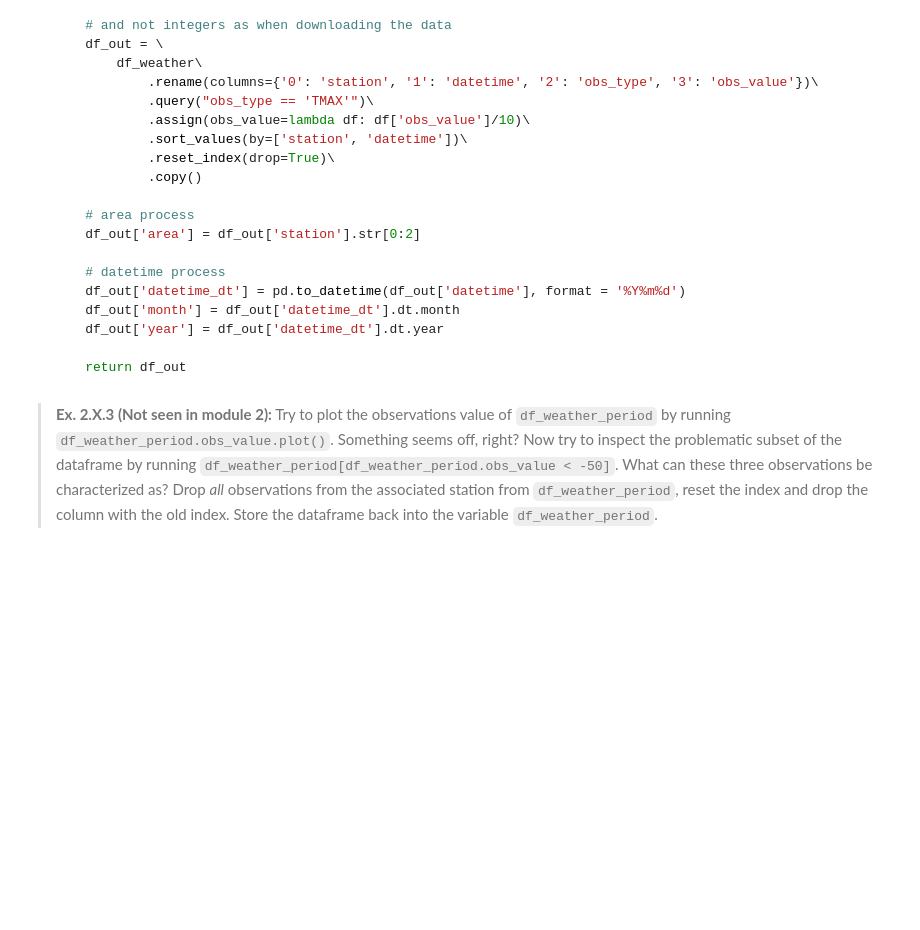
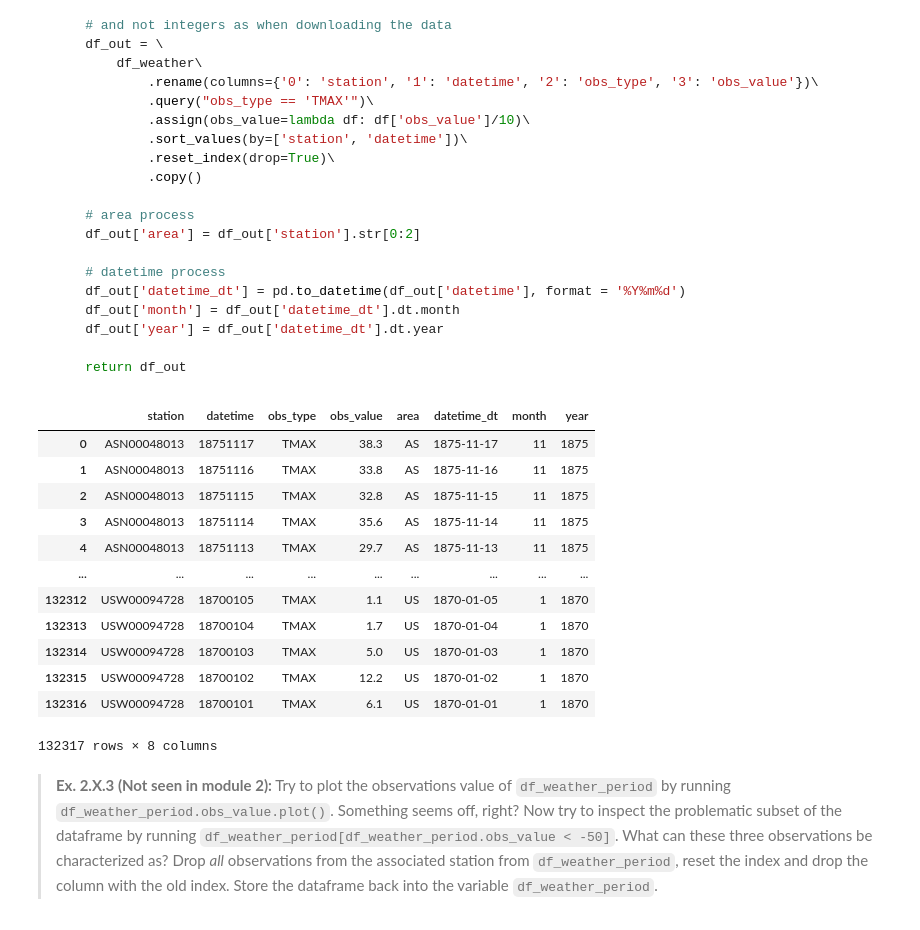
Before and after one commit to Gr-Elena/isds2023_group31, a Jupyter notebook: assignment_1_elena.ipynb, the cells around one changed output. Saved outputs shown, nothing was run; the diff lists cells and outputs as text; code cells hidden in the pictures; blank space fills up the shorter version.

```diff
--- a/assignment_1_elena.ipynb
+++ b/assignment_1_elena.ipynb
@@ -123,2 +102,63 @@ raise NotImplementedError()
+# %%
+import pandas as pd
+import numpy as np
+
+def process_weather(datafile):
+    """Function to structure and clean weather data.
+
+    Structuring includes renaming the
+    columns and selecting only observations of maximum temperature.
+    Cleaning includes inserting missing decimal, sorting and
+    resetting the index.
+
+    Args:
+        datafile: name of file with data to be used for calculations e.g. 'datafile.csv'
+
+    Returns:
+        (pd.DataFrame): processed weather data for given input year
+    """
+
+
+    # loads the data
+    df_weather = pd.read_csv(fp_data / datafile, header=0)
+
+    # structure and clean data using methods chaining
+    # note that the original columns now are strings when loading the csv file
+    # and not integers as when downloading the data
+    df_out = \
+        df_weather\
+            .rename(columns={'0': 'station', '1': 'datetime', '2': 'obs_type', '3': 'obs_value'})\
+            .query("obs_type == 'TMAX'")\
+            .assign(obs_value=lambda df: df['obs_value']/10)\
+            .sort_values(by=['station', 'datetime'], ascending=[True,False])\
+            .reset_index(drop=True)\
+            .copy()
+
+    # area process
+    df_out['area'] = df_out['station'].str[0:2]
+
+    # datetime process
+    df_out['datetime_dt'] = pd.to_datetime(df_out['datetime'], format = '%Y%m%d')
+    df_out['month'] = df_out['datetime_dt'].dt.month
+    df_out['year'] = df_out['datetime_dt'].dt.year
+
+    return df_out
+
+df_weather_period = process_weather('weather_data_1870-1875.csv')
+df_weather_period
+# %% [output]
+|  | station | datetime | obs_type | obs_value | area | datetime_dt | month | year |
+| 0 | ASN00048013 | 18751117 | TMAX | 38.3 | AS | 1875-11-17 | 11 | 1875 |
+| 1 | ASN00048013 | 18751116 | TMAX | 33.8 | AS | 1875-11-16 | 11 | 1875 |
+| 2 | ASN00048013 | 18751115 | TMAX | 32.8 | AS | 1875-11-15 | 11 | 1875 |
+| 3 | ASN00048013 | 18751114 | TMAX | 35.6 | AS | 1875-11-14 | 11 | 1875 |
+| 4 | ASN00048013 | 18751113 | TMAX | 29.7 | AS | 1875-11-13 | 11 | 1875 |
+| ... | ... | ... | ... | ... | ... | ... | ... | ... |
+| 132312 | USW00094728 | 18700105 | TMAX | 1.1 | US | 1870-01-05 | 1 | 1870 |
+| 132313 | USW00094728 | 18700104 | TMAX | 1.7 | US | 1870-01-04 | 1 | 1870 |
+| 132314 | USW00094728 | 18700103 | TMAX | 5.0 | US | 1870-01-03 | 1 | 1870 |
+| 132315 | USW00094728 | 18700102 | TMAX | 12.2 | US | 1870-01-02 | 1 | 1870 |
+| 132316 | USW00094728 | 18700101 | TMAX | 6.1 | US | 1870-01-01 | 1 | 1870 |
+132317 rows × 8 columns
 # %% [markdown]
 > **Ex. 2.X.3 (Not seen in module 2):** Try to plot the observations value of `df_weather_period` by running `df_weather_period.obs_value.plot()`. Something seems off, right? Now try to inspect the problematic subset of the dataframe by running `df_weather_period[df_weather_period.obs_value < -50]`. What can these three observations be characterized as? Drop _all_ observations from the associated station from `df_weather_period`, reset the index and drop the column with the old index. Store the dataframe back into the variable `df_weather_period`.
```
Also changed, not shown: parts of 14 cells of this notebook.
